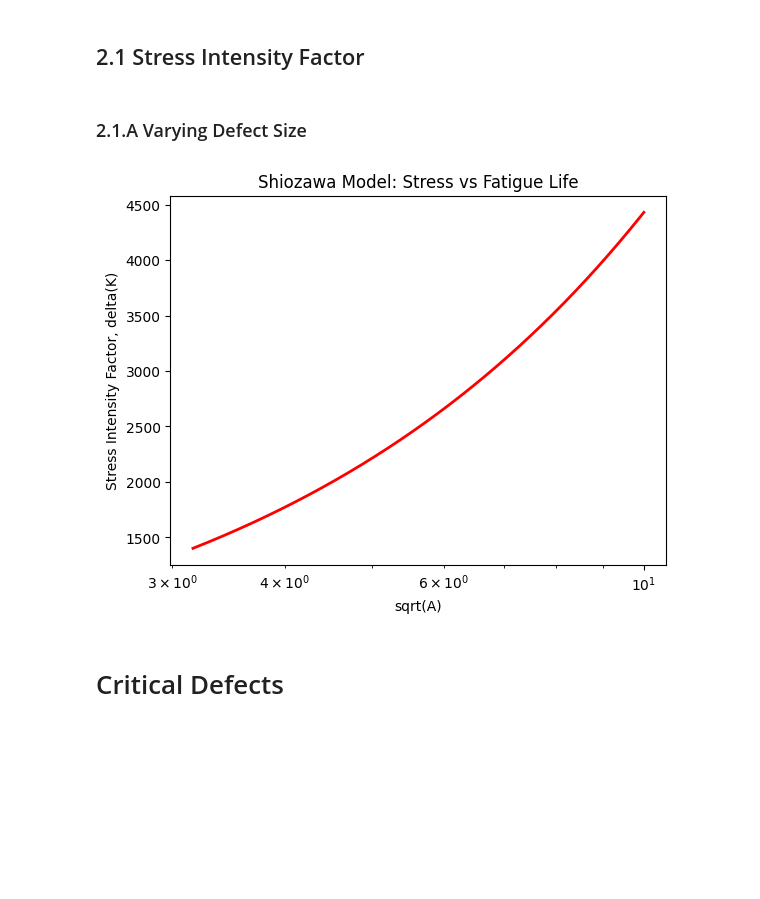
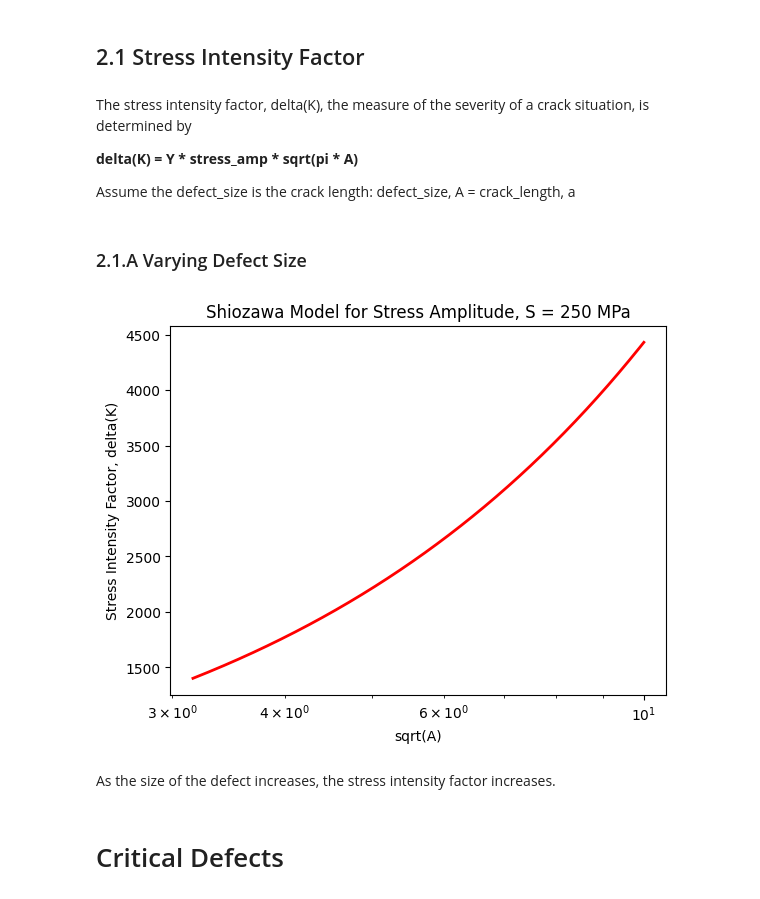
Before and after one commit to jessk816/pinn, a Jupyter notebook: models/deterministic.ipynb, the cells around one changed output. Saved outputs shown, nothing was run; the diff lists cells and outputs as text; code cells hidden in the pictures; blank space fills up the shorter version.

```diff
--- a/models/deterministic.ipynb
+++ b/models/deterministic.ipynb
@@ -257,6 +269,12 @@ plt.show()
 # 2. Shiozawa Curves
 # %% [markdown]
 ## 2.1 Stress Intensity Factor
+# %% [markdown]
+The stress intensity factor, delta(K), the measure of the severity of a crack situation, is determined by
+
+**delta(K) = Y * stress_amp * sqrt(pi * A)**
+
+Assume the defect_size is the crack length: defect_size, A = crack_length, a
 # %%
 # define function to compute stress intensity factor, delta(K)
 def stress_intensity_factor(stress_amp, defect_size):
@@ -266,22 +284,23 @@ def stress_intensity_factor(stress_amp, defect_size):
 # %%
 # data
 S_fixed = 250                                           # fixed stress amplitude, S, [MPa]
 delta_K = stress_intensity_factor(S_fixed, defect_vary) # calculate stress intensity factor, delta(K)
+sqrt_A = np.sqrt(defect_vary)                           # sqrt(A)
 
 # scatter plot of delta(K) vs sqrt(A)
-plt.plot(np.sqrt(defect_vary), delta_K, color='red', linewidth=2, markersize=12)
+plt.plot(sqrt_A, delta_K, color='red', linewidth=2, markersize=12)
 plt.xscale('log')
 
 # axis labels
-plt.title('Shiozawa Model: Stress vs Fatigue Life')
+plt.title('Shiozawa Model for Stress Amplitude, S = 250 MPa')
 plt.xlabel('sqrt(A)')
 plt.ylabel('Stress Intensity Factor, delta(K)')
 
-plt.xscale('log')
-
 plt.show()
 # %% [output]
-[figure, old version]
+[figure, new version]
+# %% [markdown]
+As the size of the defect increases, the stress intensity factor increases.
 # %% [markdown]
 # Critical Defects
 # %% [markdown]
```
Also changed, not shown: parts of 8 cells of this notebook, 1 other file.
